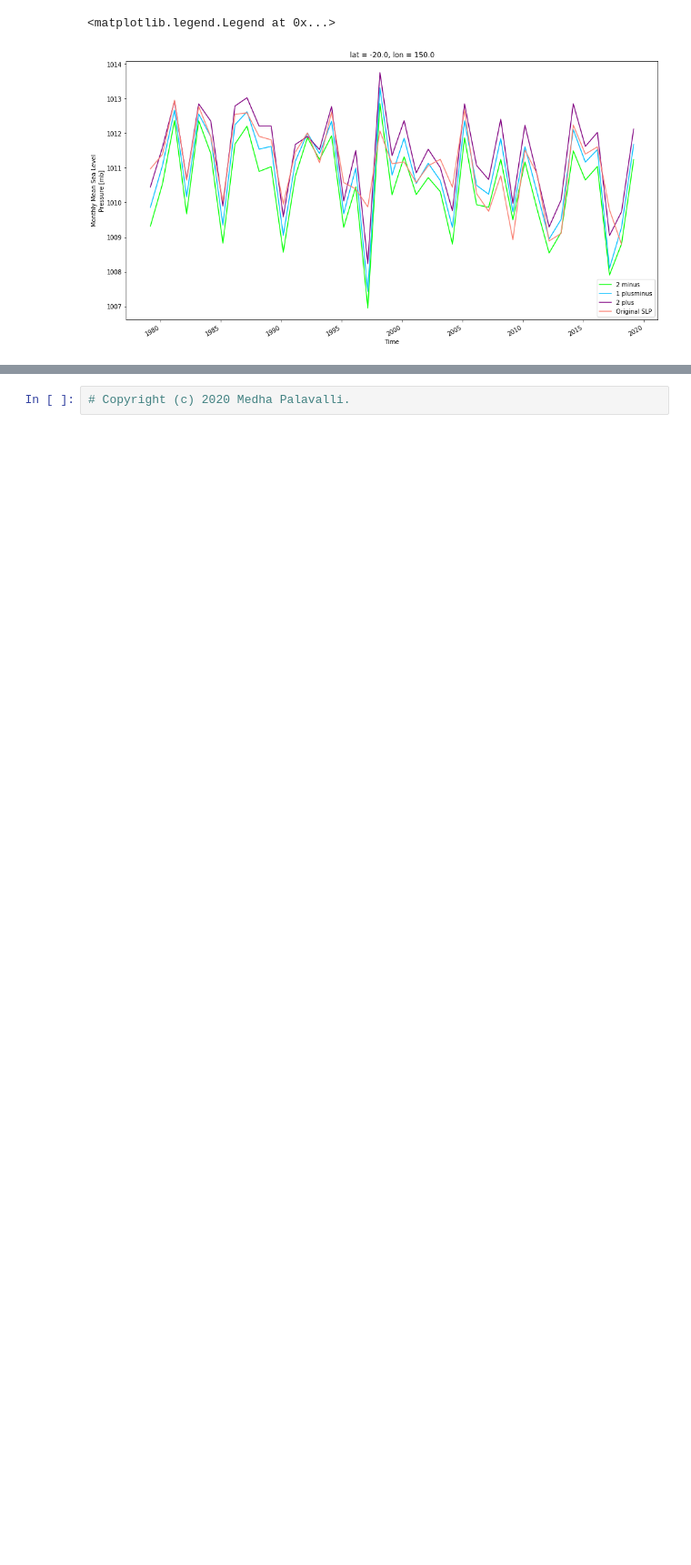
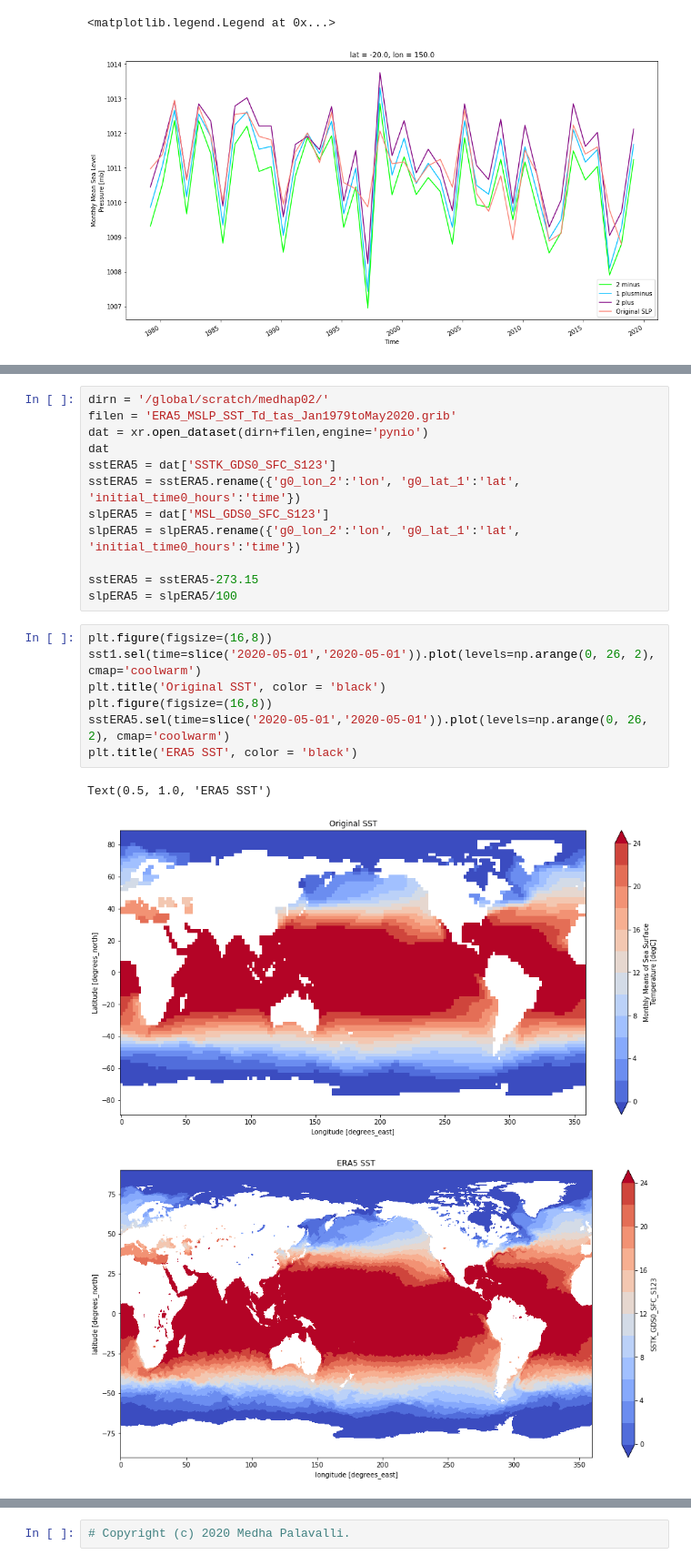
Before and after one commit to medhap02/AllIndiaRainfall, a Jupyter notebook: src/ERA5DatasetComparisons.ipynb, the cells around one changed output, grey strips where cells are left out. Shown at 91% size. Cells and saved outputs as stored; diff of their text form; blank space fills up the shorter version.

Commit message:
dataset comparisons, grib vs original

```diff
--- a/src/ERA5DatasetComparisons.ipynb
+++ b/src/ERA5DatasetComparisons.ipynb
@@ -210,0 +233,23 @@ plt.legend(loc='lower right')
+# %%
+dirn = '/global/scratch/medhap02/'
+filen = 'ERA5_MSLP_SST_Td_tas_Jan1979toMay2020.grib'
+dat = xr.open_dataset(dirn+filen,engine='pynio')
+dat
+sstERA5 = dat['SSTK_GDS0_SFC_S123']
+sstERA5 = sstERA5.rename({'g0_lon_2':'lon', 'g0_lat_1':'lat', 'initial_time0_hours':'time'})
+slpERA5 = dat['MSL_GDS0_SFC_S123']
+slpERA5 = slpERA5.rename({'g0_lon_2':'lon', 'g0_lat_1':'lat', 'initial_time0_hours':'time'})
+
+sstERA5 = sstERA5-273.15
+slpERA5 = slpERA5/100
+# %%
+plt.figure(figsize=(16,8))
+sst1.sel(time=slice('2020-05-01','2020-05-01')).plot(levels=np.arange(0, 26, 2), cmap='coolwarm')
+plt.title('Original SST', color = 'black')
+plt.figure(figsize=(16,8))
+sstERA5.sel(time=slice('2020-05-01','2020-05-01')).plot(levels=np.arange(0, 26, 2), cmap='coolwarm')
+plt.title('ERA5 SST', color = 'black')
+# %% [output]
+Text(0.5, 1.0, 'ERA5 SST')
+[figure, added]
+[figure, added]
```
Also changed, not shown: parts of 10 cells of this notebook.
